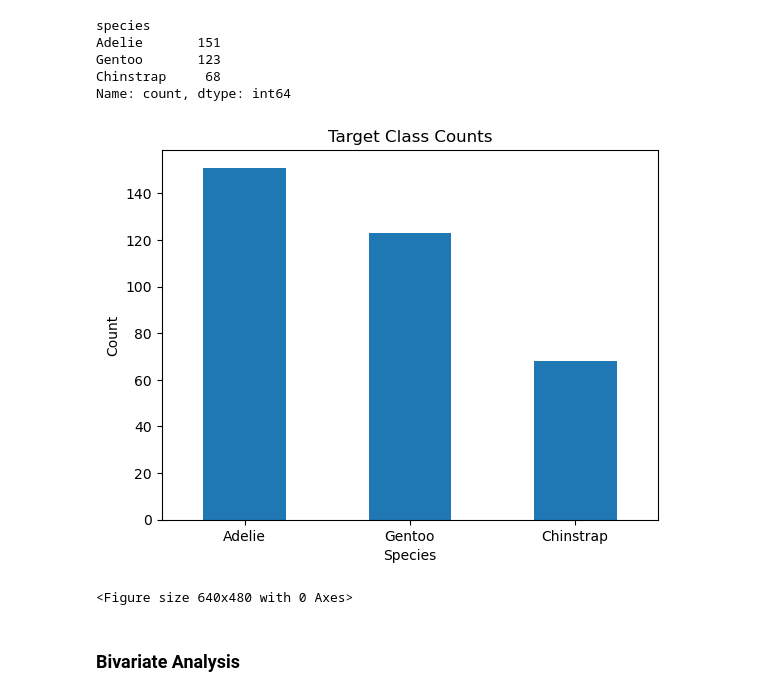
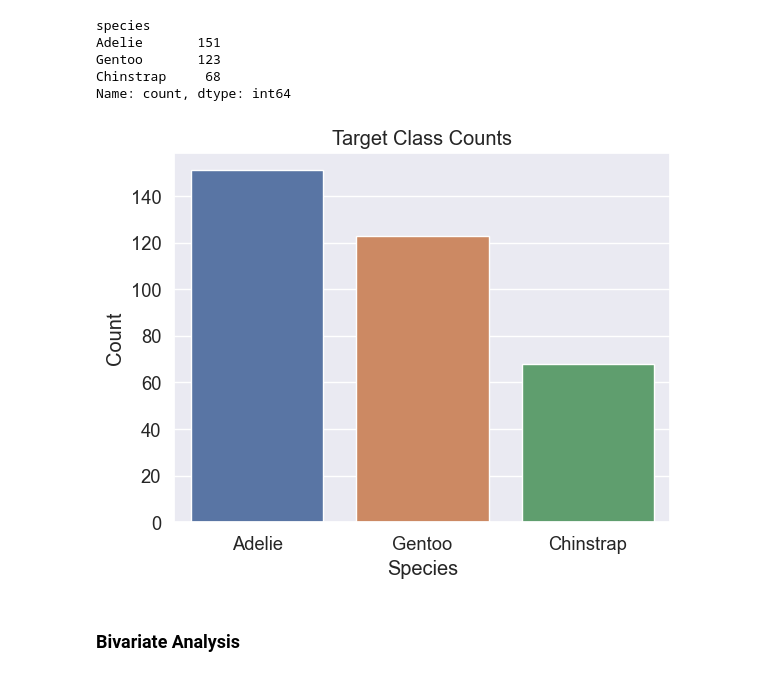
Before and after one commit to argobres/penguins_classification, a Jupyter notebook: notebooks/001_KNN_Classification.ipynb, the cells around one changed output. Drawn from its saved outputs; the diff is of its cells as text; code cells hidden in the pictures.

```diff
--- a/notebooks/001_KNN_Classification.ipynb
+++ b/notebooks/001_KNN_Classification.ipynb
@@ -293,21 +282,28 @@ Adelie       151
 Gentoo       123
 Chinstrap     68
 Name: count, dtype: int64
-# %%
-y.value_counts().plot.bar(
-    title="Target Class Counts",
-    rot=0
-)
-
-plt.xlabel("Species")
-plt.ylabel("Count")
-plt.show()
-
-# Saving the figure
-plt.savefig("../reports/figures/001_Class_Counts.png", dpi=300)
-# %% [output]
-[figure, removed]
-<Figure size 640x480 with 0 Axes>
+# %%
+counts = y.value_counts().reset_index()
+counts.columns = ["Species", "Count"]
+
+sns.barplot(
+    data=counts,
+    x="Species",
+    y="Count",
+    hue="Species",
+    legend=False
+)
+
+plt.title("Target Class Counts")
+plt.xlabel("Species")
+plt.ylabel("Count")
+
+# Saving the figure
+plt.savefig("../reports/figures/001_Class_Counts.png", dpi=300)
+
+plt.show()
+# %% [output]
+[figure, added]
 # %% [markdown]
 ### Bivariate Analysis
 # %%
```
Also changed, not shown: parts of 8 cells of this notebook, 8 other files.
